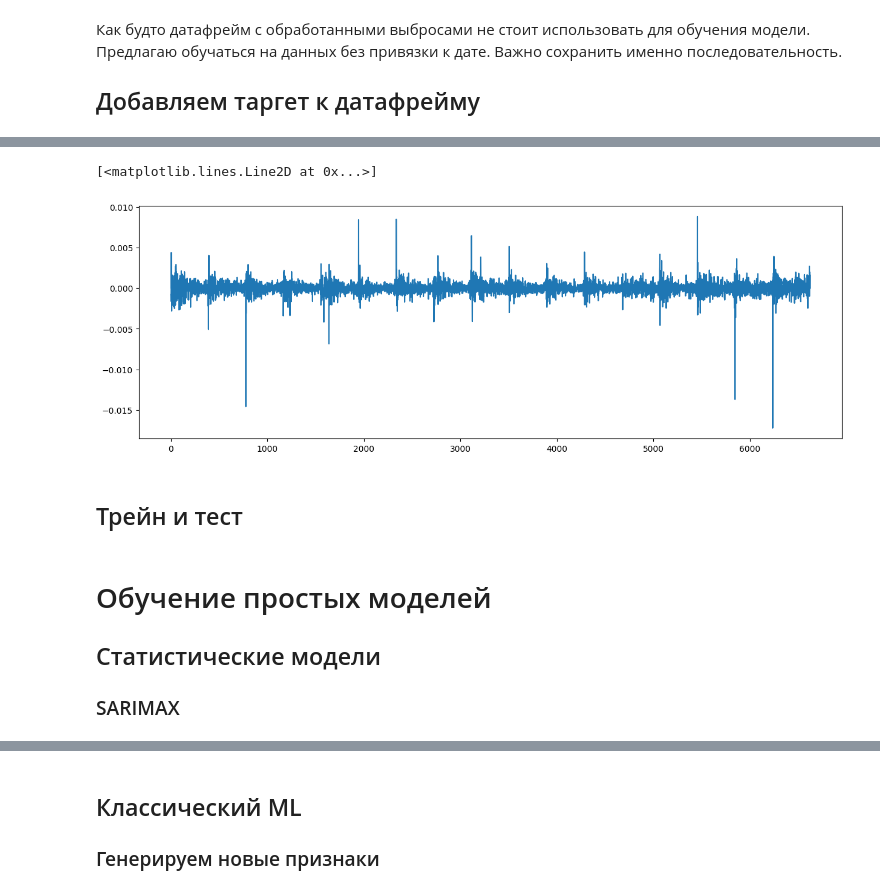
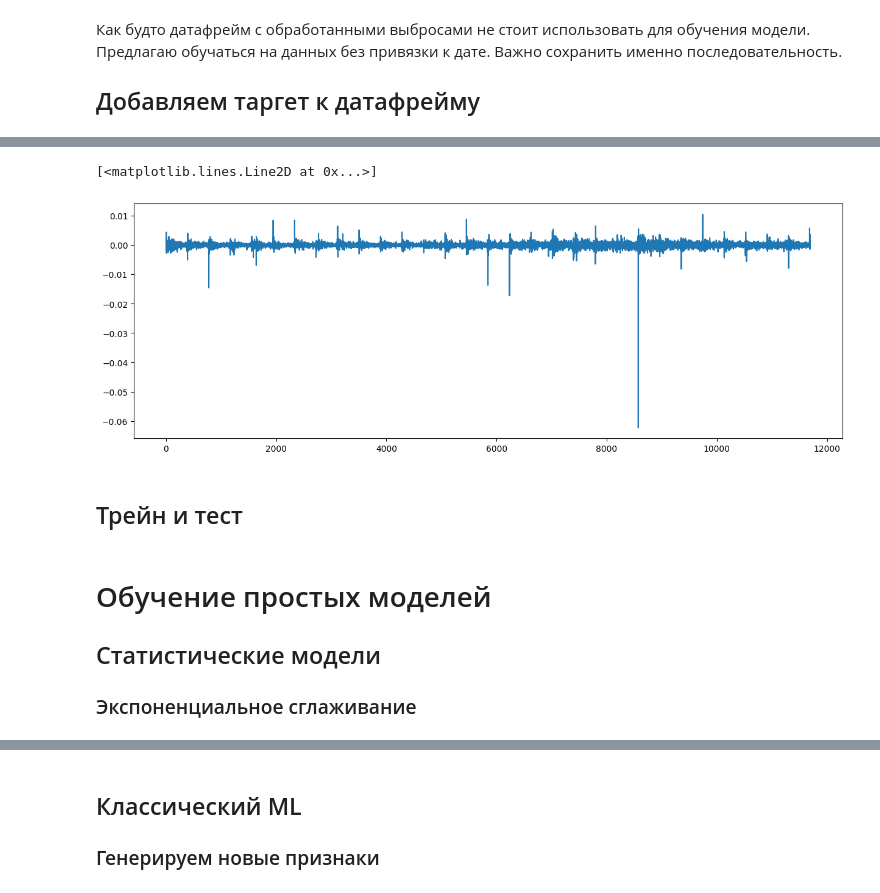
Before and after one commit to vsinyutsina/hft_final_qw, a Jupyter notebook: Обучение_моделей_[Часть_1].ipynb, the cells around one changed output, grey strips where cells are left out. Drawn from its saved outputs; the diff is of its cells as text; code cells hidden in the pictures.

```diff
--- a/Обучение_моделей_[Часть_1].ipynb
+++ b/Обучение_моделей_[Часть_1].ipynb
@@ -10,7 +10,9 @@ from statsmodels.tsa.statespace.sarimax import SARIMAX
 from sklearn.metrics import mean_squared_error
 from math import sqrt
 # %%
-df_hft = pd.read_csv('hft_data.csv')
+df_hft_old = pd.read_csv('hft_data.csv')
+df_hft_new = pd.read_csv('hft_data (1).csv')
+df_hft = pd.concat([df_hft_old, df_hft_new])
 df_hft.head()
 # %% [output]
 |  | Datetime | Close | High | Low | Open | Volume | share_name | ticker_name |
@@ -148,6 +150,10 @@ df = df_hft[~df_hft.Close_prev.isna()]
 df = df.copy()
 df['target_abs'] = df['Close'] - df['Close_prev']
 df['target_ratio'] = df['target_abs']/df['Close_prev']
+df = df.query('ticker_name != "USDC"')
+
+df['target'] = df.groupby('ticker_name').target_ratio.shift(-1)
+
 df.head()
 # %% [output]
 |  | Datetime | Close | High | Low | Open | Volume | share_name | ticker_name | Close_prev | ... |
@@ -159,10 +165,10 @@ df.head()
 # %%
 plt.figure(figsize=(15, 5))
 
-plt.plot(df.query('(share_name == "Apple")').reset_index().target_ratio)
+plt.plot(df.query('(share_name == "Apple")').reset_index().target)
 # %% [output]
 [<matplotlib.lines.Line2D at 0x...>]
-[figure, old version]
+[figure, new version]
 # %% [markdown]
 ## Трейн и тест
 # %%
@@ -175,4 +181,4 @@ def train_test_series_split(series, test_size=0.2):
 # %% [markdown]
 # Обучение простых моделей
 ## Статистические модели
-### SARIMAX
+### Экспоненциальное сглаживание
```
Also changed, not shown: parts of 25 cells of this notebook.
